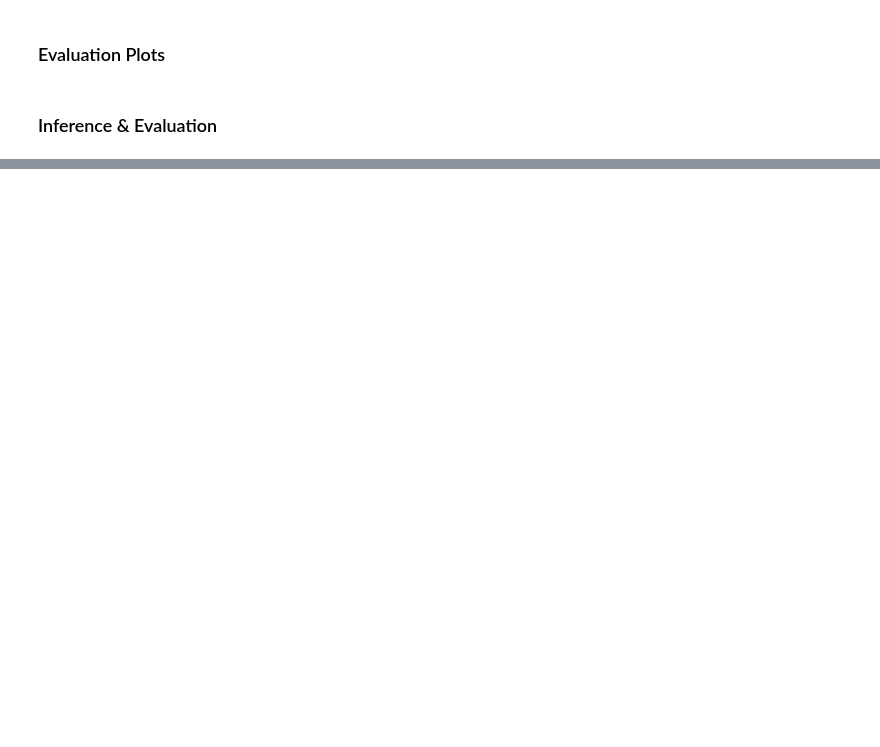
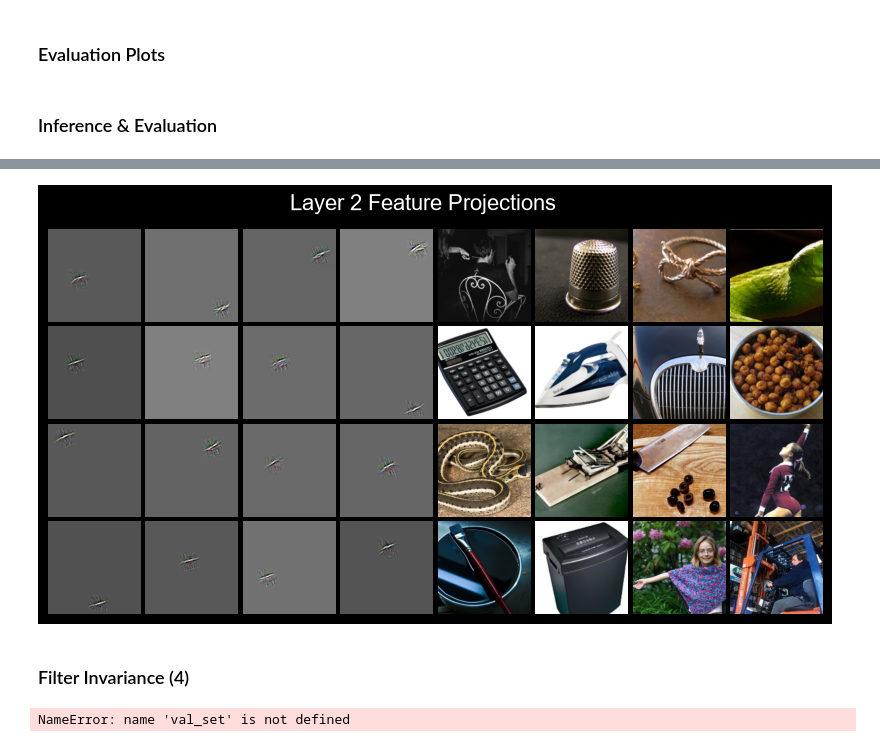
Before and after one commit to prashanthprabhu24/PaperClip, a Jupyter notebook: Vision Models/ZF Net/ZFNet.ipynb, the cells around one changed output, grey strips where cells are left out. Cells and saved outputs as stored; diff of their text form; code cells hidden in the pictures; blank space fills up the shorter version.

Commit message:
Added Filter Viz in ZFNet

```diff
--- a/Vision Models/ZF Net/ZFNet.ipynb
+++ b/Vision Models/ZF Net/ZFNet.ipynb
@@ -477,0 +651,16 @@ End
+# %%
+n = 4
+layer = 2
+val_set = iter(val_data)
+feature_plot(n, layer, val_set)
+# %% [output]
+[figure, added]
+# %% [markdown]
+### Filter Invariance (4)
+# %%
+extractor = keras.Model(inputs=model.inputs, outputs=[model.get_layer('conv1').output,
+                                                      model.get_layer('dense2').output, model.output])
+val_set = iter(val_data)
+val_images, val_labels = next(val_set)
+# %% [output]
+NameError: name 'val_set' is not defined
```
Also changed, not shown: parts of 30 cells of this notebook.
